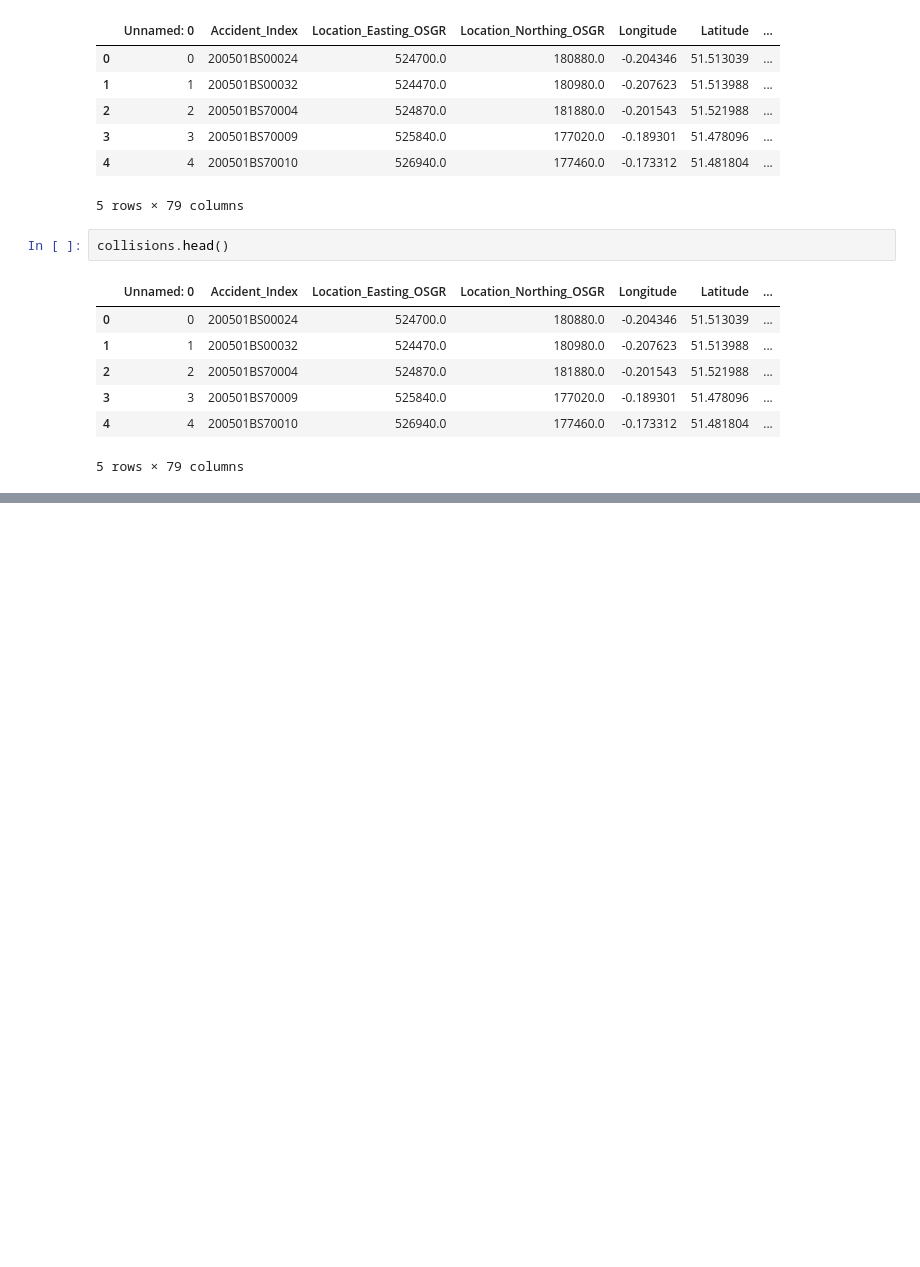
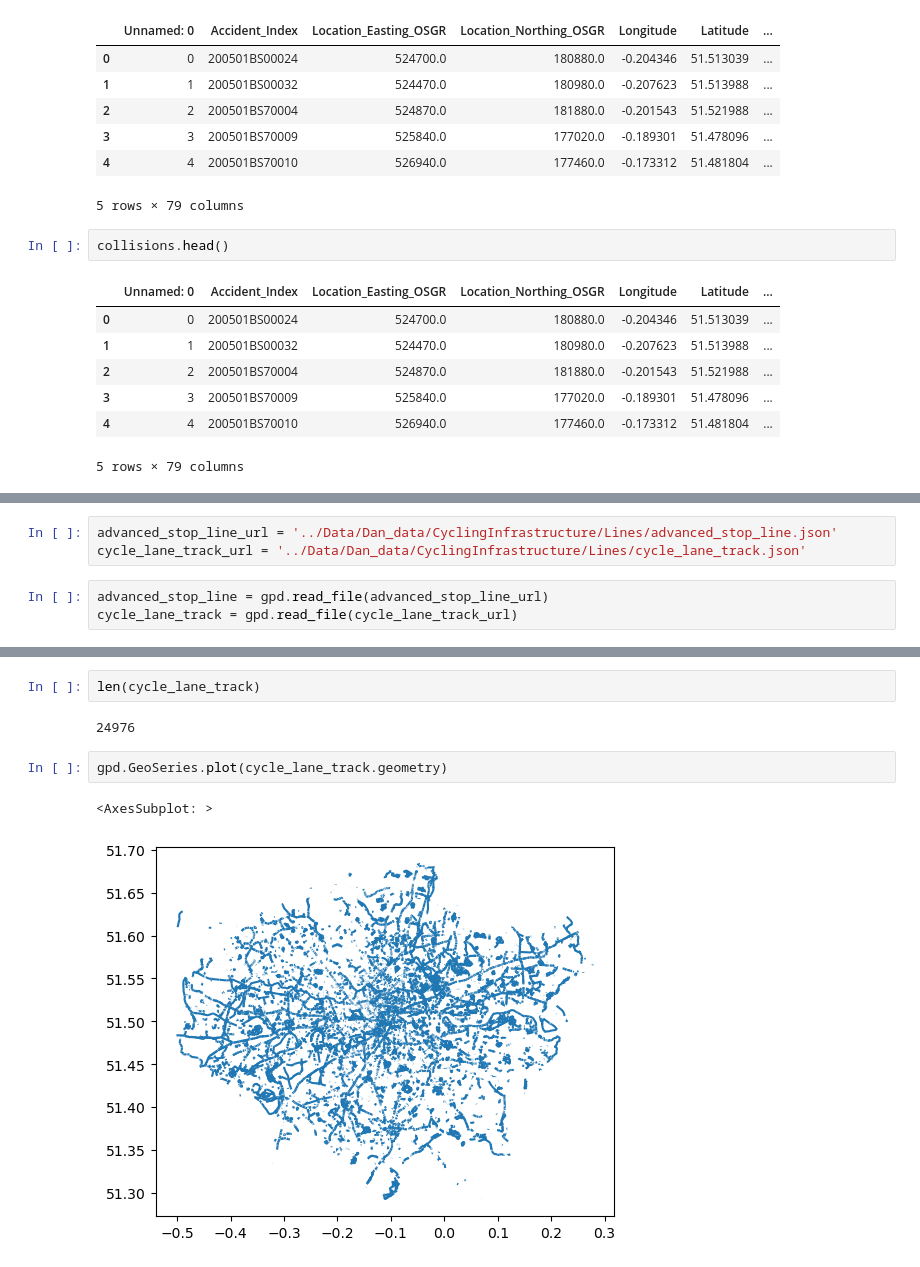
Before and after one commit to dtuthill/erdos_project, a Jupyter notebook: DataFrames/geomatch.ipynb, the cells around one changed output, grey strips where cells are left out. Saved outputs shown, nothing was run; the diff lists cells and outputs as text; blank space fills up the shorter version.

```diff
--- a/DataFrames/geomatch.ipynb
+++ b/DataFrames/geomatch.ipynb
@@ -405,0 +409,6 @@ collisions.head()
+# %%
+advanced_stop_line_url = '../Data/Dan_data/CyclingInfrastructure/Lines/advanced_stop_line.json'
+cycle_lane_track_url = '../Data/Dan_data/CyclingInfrastructure/Lines/cycle_lane_track.json'
+# %%
+advanced_stop_line = gpd.read_file(advanced_stop_line_url)
+cycle_lane_track = gpd.read_file(cycle_lane_track_url)
@@ -405,0 +489,9 @@ collisions.head()
+# %%
+len(cycle_lane_track)
+# %% [output]
+24976
+# %%
+gpd.GeoSeries.plot(cycle_lane_track.geometry)
+# %% [output]
+<AxesSubplot: >
+[figure, added]
```
Also changed, not shown: parts of 6 cells of this notebook.
